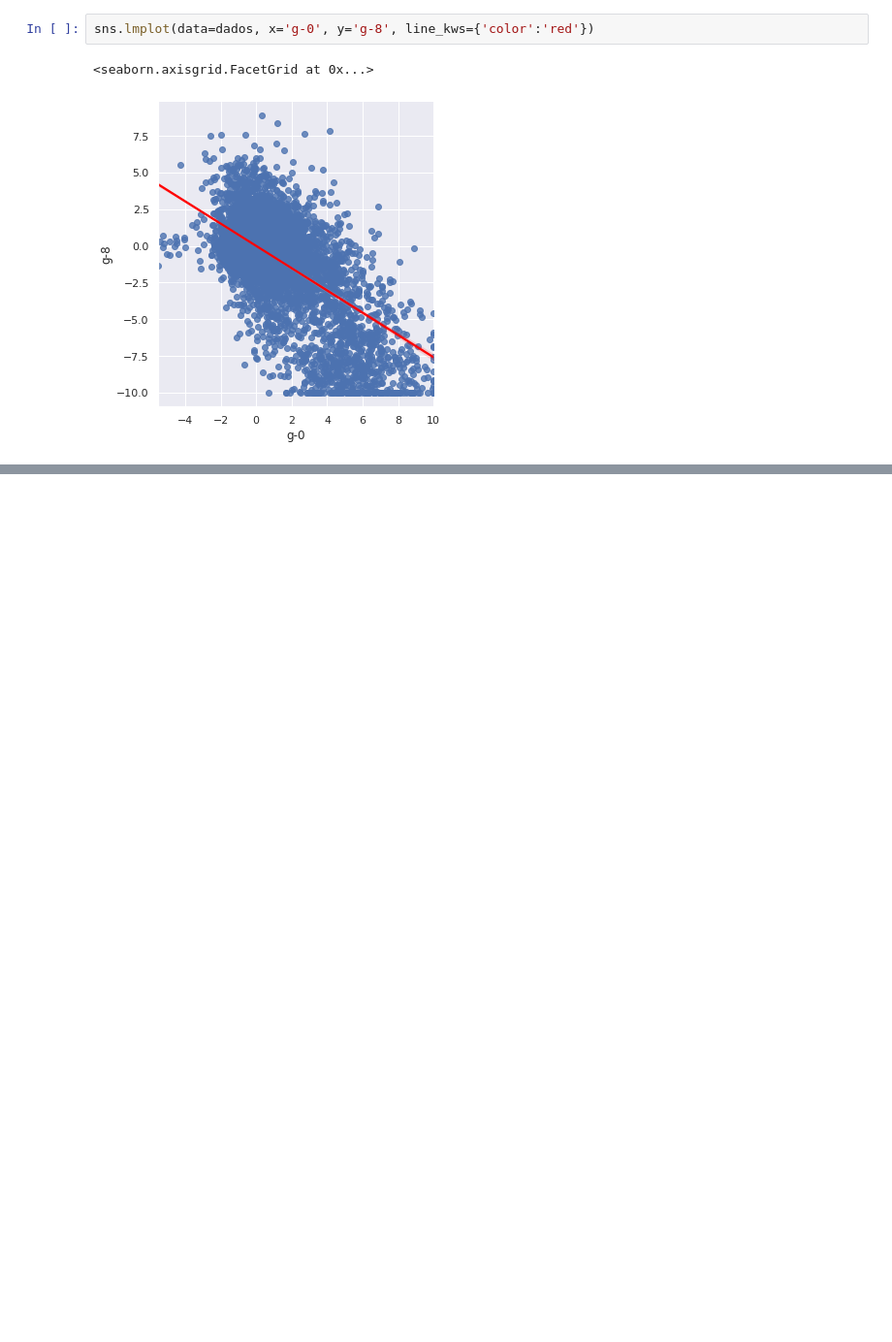
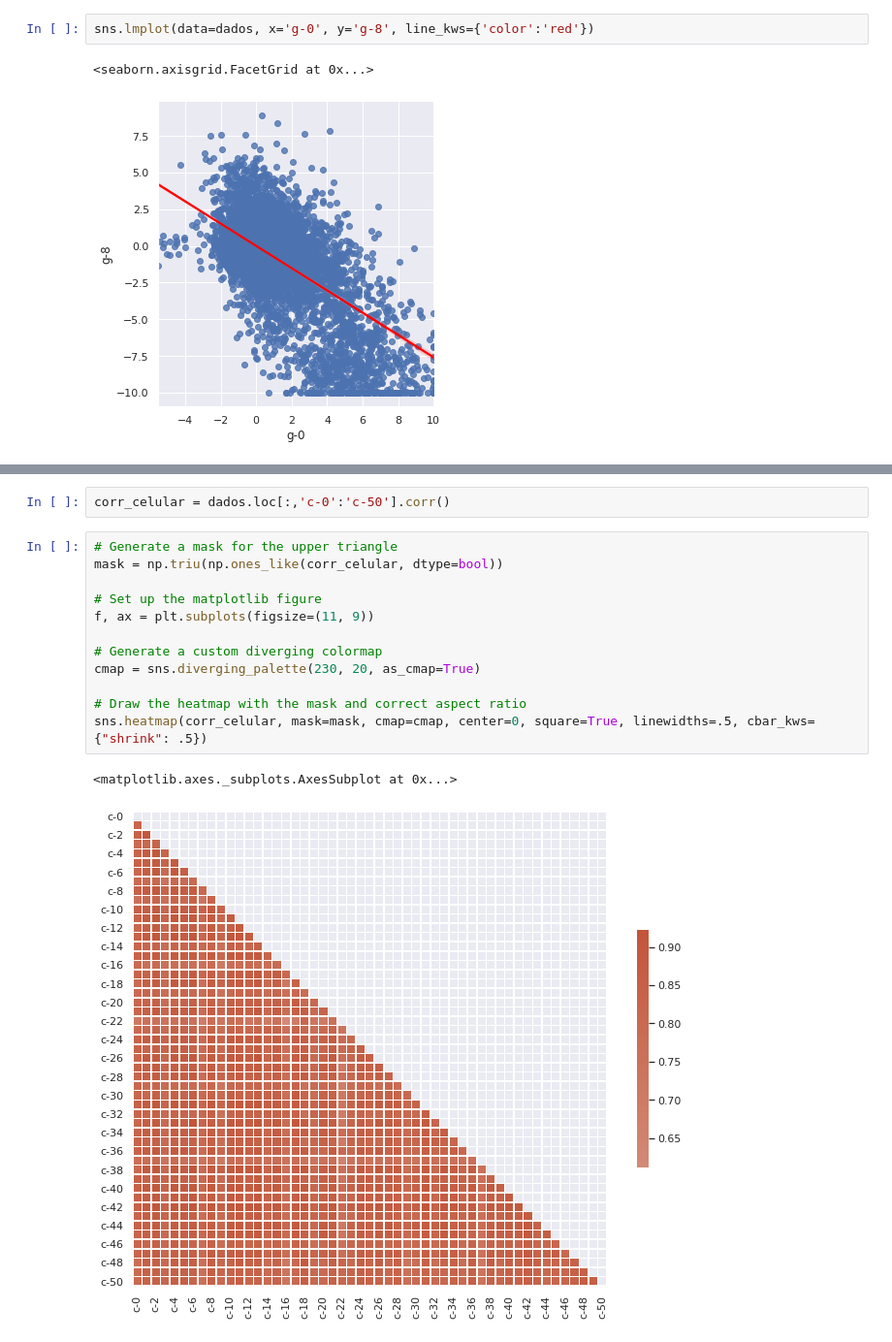
Before and after one commit to keev-loop/alura-imersao-dados-v3, a Jupyter notebook: alura-imersao-dados-v3-a1.ipynb, the cells around one changed output, grey strips where cells are left out. Shown at 97% size. Saved outputs shown, nothing was run; the diff lists cells and outputs as text; blank space fills up the shorter version.

```diff
--- a/alura-imersao-dados-v3-a1.ipynb
+++ b/alura-imersao-dados-v3-a1.ipynb
@@ -397,3 +444,20 @@ sns.lmplot(data=dados, x='g-0', y='g-8', line_kws={'color':'red'})
+# %%
+corr_celular = dados.loc[:,'c-0':'c-50'].corr()
+# %%
+# Generate a mask for the upper triangle
+mask = np.triu(np.ones_like(corr_celular, dtype=bool))
+
+# Set up the matplotlib figure
+f, ax = plt.subplots(figsize=(11, 9))
+
+# Generate a custom diverging colormap
+cmap = sns.diverging_palette(230, 20, as_cmap=True)
+
+# Draw the heatmap with the mask and correct aspect ratio
+sns.heatmap(corr_celular, mask=mask, cmap=cmap, center=0, square=True, linewidths=.5, cbar_kws={"shrink": .5})
+# %% [output]
+<matplotlib.axes._subplots.AxesSubplot at 0x...>
+[figure, added]
 # %% [markdown]
 ### Desafios - Aula 03
 ### Desafio 1: Criar tabelas de frequencia com pandas.groupby()
```
Also changed, not shown: parts of 11 cells of this notebook.
